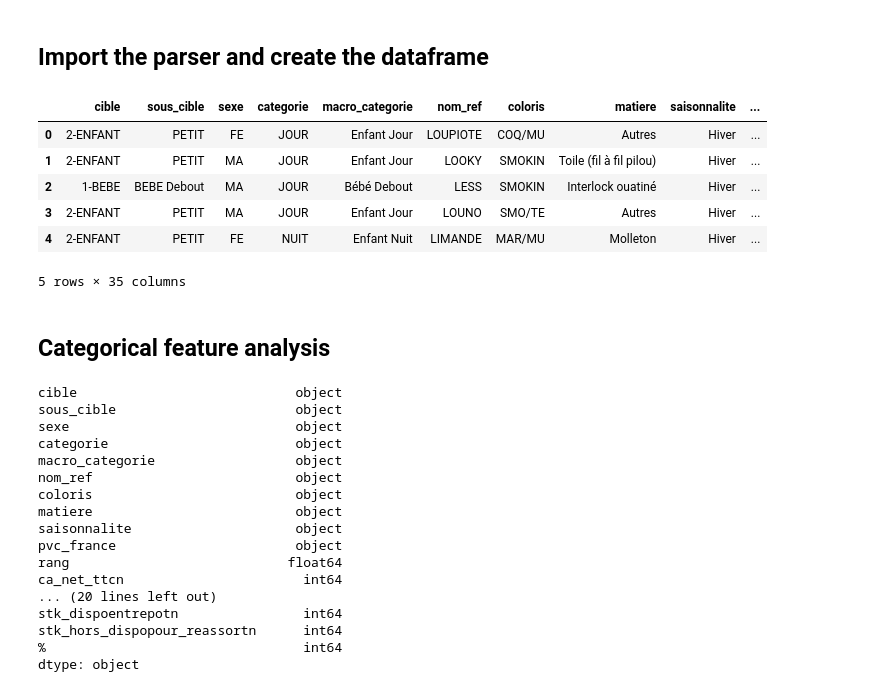
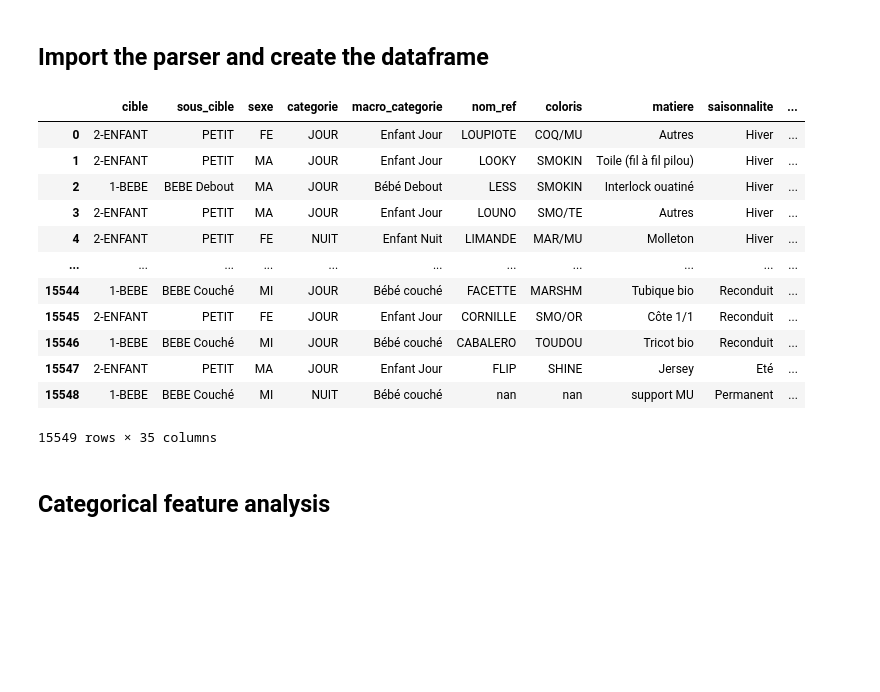
Before and after one commit to J-Cancelliere/markdown-predictions, a Jupyter notebook: notebooks/02_data_analysis.ipynb, the cells around one changed output. Drawn from its saved outputs; the diff is of its cells as text; code cells hidden in the pictures; blank space fills up the shorter version.

```diff
--- a/notebooks/02_data_analysis.ipynb
+++ b/notebooks/02_data_analysis.ipynb
@@ -11,34 +13,20 @@ import numpy as np
 # %%
 data = CleanData().get_clean_data()
 # %%
-data.head()
+data.dropna()
 # %% [output]
 |  | cible | sous_cible | sexe | categorie | macro_categorie | nom_ref | coloris | matiere | saisonnalite | ... |
 | 0 | 2-ENFANT | PETIT | FE | JOUR | Enfant Jour | LOUPIOTE | COQ/MU | Autres | Hiver | ... |
 | 1 | 2-ENFANT | PETIT | MA | JOUR | Enfant Jour | LOOKY | SMOKIN | Toile (fil à fil pilou) | Hiver | ... |
 | 2 | 1-BEBE | BEBE Debout | MA | JOUR | Bébé Debout | LESS | SMOKIN | Interlock ouatiné | Hiver | ... |
 | 3 | 2-ENFANT | PETIT | MA | JOUR | Enfant Jour | LOUNO | SMO/TE | Autres | Hiver | ... |
 | 4 | 2-ENFANT | PETIT | FE | NUIT | Enfant Nuit | LIMANDE | MAR/MU | Molleton | Hiver | ... |
+| ... | ... | ... | ... | ... | ... | ... | ... | ... | ... | ... |
+| 15544 | 1-BEBE | BEBE Couché | MI | JOUR | Bébé couché | FACETTE | MARSHM | Tubique bio | Reconduit | ... |
+| 15545 | 2-ENFANT | PETIT | FE | JOUR | Enfant Jour | CORNILLE | SMO/OR | Côte 1/1 | Reconduit | ... |
+| 15546 | 1-BEBE | BEBE Couché | MI | JOUR | Bébé couché | CABALERO | TOUDOU | Tricot bio | Reconduit | ... |
+| 15547 | 2-ENFANT | PETIT | MA | JOUR | Enfant Jour | FLIP | SHINE | Jersey | Eté | ... |
+| 15548 | 1-BEBE | BEBE Couché | MI | NUIT | Bébé couché | nan | nan | support MU | Permanent | ... |
-5 rows × 35 columns
+15549 rows × 35 columns
 # %% [markdown]
 ## Categorical feature analysis
-# %%
-data.dtypes
-# %% [output]
-cible                            object
-sous_cible                       object
-sexe                             object
-categorie                        object
-macro_categorie                  object
-nom_ref                          object
-coloris                          object
-matiere                          object
-saisonnalite                     object
-pvc_france                       object
-rang                            float64
-ca_net_ttcn                       int64
-... (20 lines left out)
-stk_dispoentrepotn                int64
-stk_hors_dispopour_reassortn      int64
-%                                 int64
-dtype: object
```
Also changed, not shown: parts of 15 cells of this notebook.
